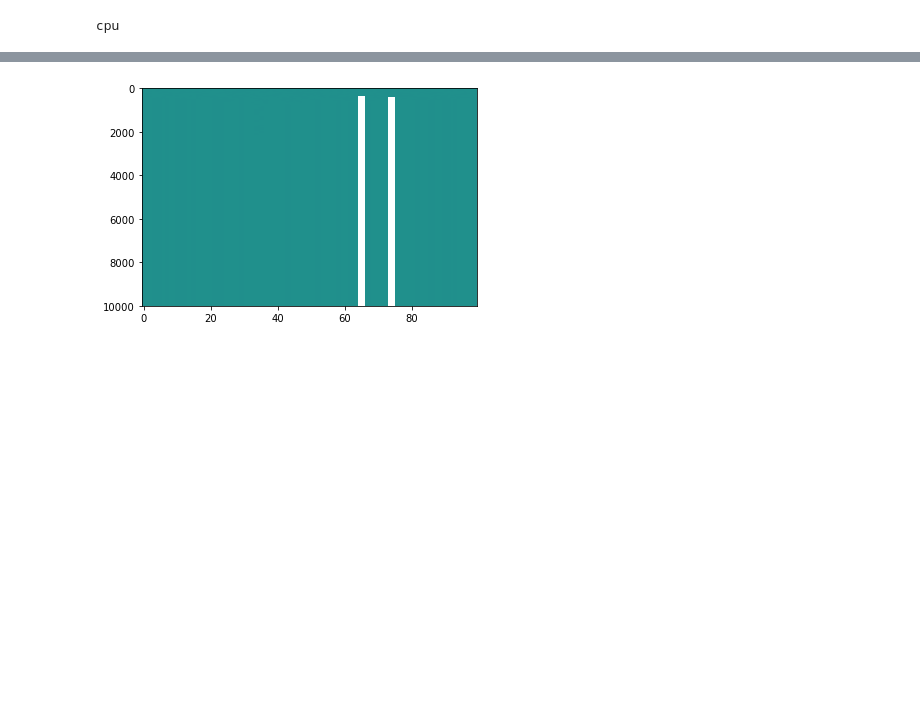
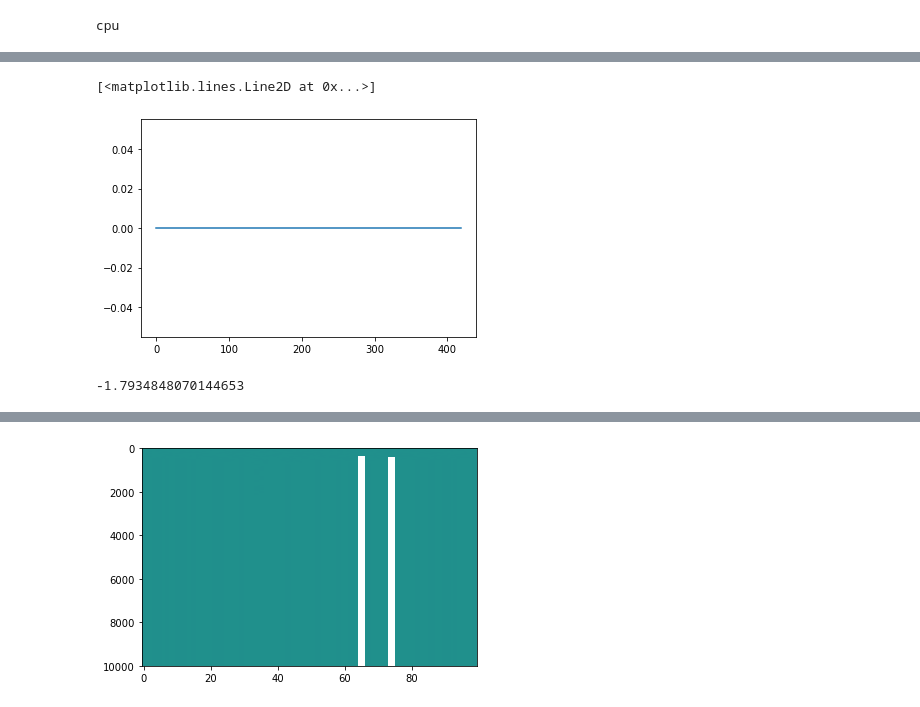
Before and after one commit to liamedeiros/Mahakala, a Jupyter notebook: demos/grmhd.ipynb, the cells around one changed output, grey strips where cells are left out. Drawn from its saved outputs; the diff is of its cells as text; code cells hidden in the pictures; blank space fills up the shorter version.

```diff
--- a/demos/grmhd.ipynb
+++ b/demos/grmhd.ipynb
@@ -104,0 +195,10 @@ ax1.imshow(final_image)
+# %%
+bhspin = 0.9
+inclination_in_degrees = 60
+distance_in_rg = 1000
+
+fov = 10
+number_pixels_across = 10
+
+s0 = ma.initialize_geodesics_at_camera(bhspin, inclination_in_degrees, distance_in_rg, -fov, fov, number_pixels_across)
+S, final_dt = ma.geodesic_integrator(10000, s0, 40, 1e-4, bhspin, use_tqdm=True)
@@ -104,0 +210,13 @@ ax1.imshow(final_image)
+# %%
+select_geodesic, select_dt_final = ma.geodesic_integrator(10000, np.array([s0[65]]), 40, 1e-4, bhspin, use_tqdm=True)
+# %%
+ax1 = plt.subplot(1, 1, 1)
+
+ax1.plot(np.isnan(select_geodesic[:, 0, 1]))
+# %% [output]
+[<matplotlib.lines.Line2D at 0x...>]
+[figure, added]
+# %%
+np.min(select_geodesic[:, 0, 1])
+# %% [output]
+-1.7934848070144653
```
Also changed, not shown: parts of 25 cells of this notebook, 2 other files.
